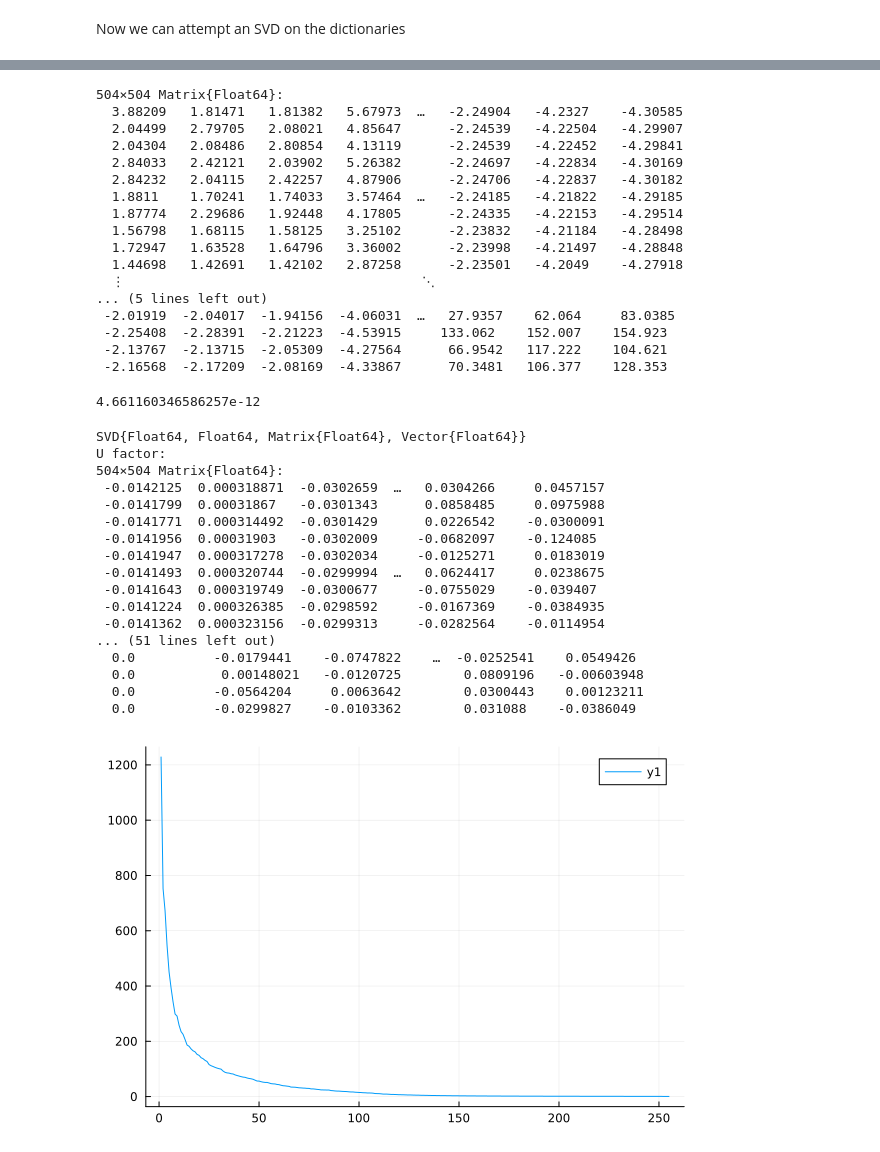
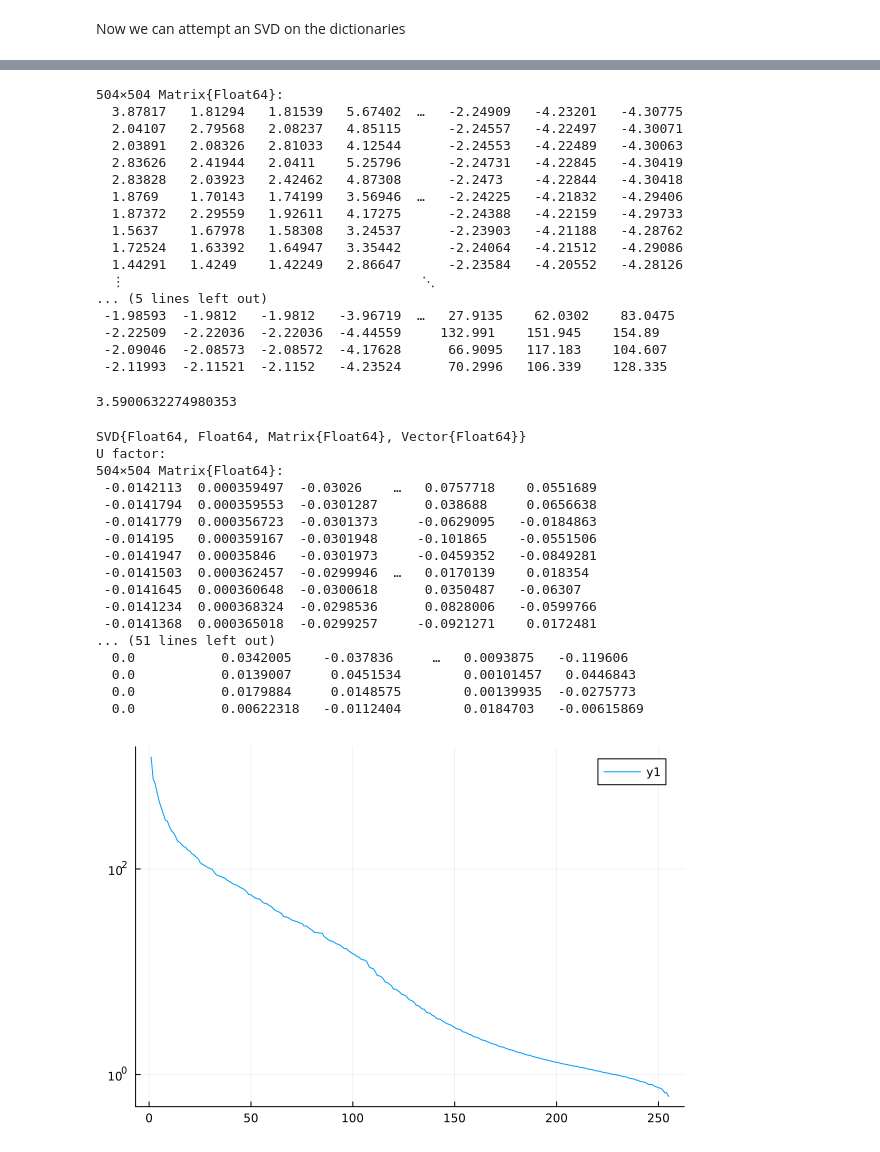
Before and after one commit to DanielBoigk/ModularEIT.jl, a Jupyter notebook: notebooks/dev/002SingularValueDecomposition.ipynb, the cells around one changed output, grey strips where cells are left out. Drawn from its saved outputs; the diff is of its cells as text; code cells hidden in the pictures.

```diff
--- a/notebooks/dev/002SingularValueDecomposition.ipynb
+++ b/notebooks/dev/002SingularValueDecomposition.ipynb
@@ -74,7 +89,7 @@ H12
 # %% [markdown]
 Now we can attempt an SVD on the dictionaries
 # %%
-G = hcat([mode_dict[i].g for i in 1:255]...)
-F = hcat([mode_dict[i].f for i in 1:255]...)
+G = hcat([mode_dict_no_noise[i].g for i in 1:255]...)
+F = hcat([mode_dict_no_noise[i].f for i in 1:255]...)
 # %% [output]
 504×255 Matrix{Float64}:
@@ -98,49 +113,49 @@ F = hcat([mode_dict[i].f for i in 1:255]...)
 Λ = F * pinv(G)
 # %% [output]
 504×504 Matrix{Float64}:
-  3.88209   1.81471   1.81382   5.67973  …   -2.24904   -4.2327    -4.30585
-  2.04499   2.79705   2.08021   4.85647      -2.24539   -4.22504   -4.29907
-  2.04304   2.08486   2.80854   4.13119      -2.24539   -4.22452   -4.29841
-  2.84033   2.42121   2.03902   5.26382      -2.24697   -4.22834   -4.30169
-  2.84232   2.04115   2.42257   4.87906      -2.24706   -4.22837   -4.30182
-  1.8811    1.70241   1.74033   3.57464  …   -2.24185   -4.21822   -4.29185
-  1.87774   2.29686   1.92448   4.17805      -2.24335   -4.22153   -4.29514
-  1.56798   1.68115   1.58125   3.25102      -2.23832   -4.21184   -4.28498
-  1.72947   1.63528   1.64796   3.36002      -2.23998   -4.21497   -4.28848
-  1.44698   1.42691   1.42102   2.87258      -2.23501   -4.2049    -4.27918
+  3.87817   1.81294   1.81539   5.67402  …   -2.24909   -4.23201   -4.30775
+  2.04107   2.79568   2.08237   4.85115      -2.24557   -4.22497   -4.30071
+  2.03891   2.08326   2.81033   4.12544      -2.24553   -4.22489   -4.30063
+  2.83626   2.41944   2.0411    5.25796      -2.24731   -4.22845   -4.30419
+  2.83828   2.03923   2.42462   4.87308      -2.2473    -4.22844   -4.30418
+  1.8769    1.70143   1.74199   3.56946  …   -2.24225   -4.21832   -4.29406
+  1.87372   2.29559   1.92611   4.17275      -2.24388   -4.22159   -4.29733
+  1.5637    1.67978   1.58308   3.24537      -2.23903   -4.21188   -4.28762
+  1.72524   1.63392   1.64947   3.35442      -2.24064   -4.21512   -4.29086
+  1.44291   1.4249    1.42249   2.86647      -2.23584   -4.20552   -4.28126
   ⋮                                      ⋱
 ... (5 lines left out)
- -2.01919  -2.04017  -1.94156  -4.06031  …   27.9357    62.064     83.0385
- -2.25408  -2.28391  -2.21223  -4.53915     133.062    152.007    154.923
- -2.13767  -2.13715  -2.05309  -4.27564      66.9542   117.222    104.621
- -2.16568  -2.17209  -2.08169  -4.33867      70.3481   106.377    128.353
+ -1.98593  -1.9812   -1.9812   -3.96719  …   27.9135    62.0302    83.0475
+ -2.22509  -2.22036  -2.22036  -4.44559     132.991    151.945    154.89
+ -2.09046  -2.08573  -2.08572  -4.17628      66.9095   117.183    104.607
+ -2.11993  -2.11521  -2.1152   -4.23524      70.2996   106.339    128.335
 # %%
 norm(Λ * mode_dict[255].g - mode_dict[255].f, Inf)
 # %% [output]
-4.661160346586257e-12
+3.5900632274980353
 # %%
 V,Σ, U =  svd(Λ)
 # %% [output]
 SVD{Float64, Float64, Matrix{Float64}, Vector{Float64}}
 U factor:
 504×504 Matrix{Float64}:
- -0.0142125  0.000318871  -0.0302659  …   0.0304266     0.0457157
- -0.0141799  0.00031867   -0.0301343      0.0858485     0.0975988
- -0.0141771  0.000314492  -0.0301429      0.0226542    -0.0300091
- -0.0141956  0.00031903   -0.0302009     -0.0682097    -0.124085
- -0.0141947  0.000317278  -0.0302034     -0.0125271     0.0183019
- -0.0141493  0.000320744  -0.0299994  …   0.0624417     0.0238675
- -0.0141643  0.000319749  -0.0300677     -0.0755029    -0.039407
- -0.0141224  0.000326385  -0.0298592     -0.0167369    -0.0384935
- -0.0141362  0.000323156  -0.0299313     -0.0282564    -0.0114954
+ -0.0142113  0.000359497  -0.03026    …   0.0757718    0.0551689
+ -0.0141794  0.000359553  -0.0301287      0.038688     0.0656638
+ -0.0141779  0.000356723  -0.0301373     -0.0629095   -0.0184863
+ -0.014195   0.000359167  -0.0301948     -0.101865    -0.0551506
+ -0.0141947  0.00035846   -0.0301973     -0.0459352   -0.0849281
+ -0.0141503  0.000362457  -0.0299946  …   0.0170139    0.018354
+ -0.0141645  0.000360648  -0.0300618      0.0350487   -0.06307
+ -0.0141234  0.000368324  -0.0298536      0.0828006   -0.0599766
+ -0.0141368  0.000365018  -0.0299257     -0.0921271    0.0172481
 ... (51 lines left out)
-  0.0          -0.0179441    -0.0747822    …  -0.0252541    0.0549426
-  0.0           0.00148021   -0.0120725        0.0809196   -0.00603948
-  0.0          -0.0564204     0.0063642        0.0300443    0.00123211
-  0.0          -0.0299827    -0.0103362        0.031088    -0.0386049
+  0.0           0.0342005    -0.037836     …   0.0093875   -0.119606
+  0.0           0.0139007     0.0451534        0.00101457   0.0446843
+  0.0           0.0179884     0.0148575        0.00139935  -0.0275773
+  0.0           0.00622318   -0.0112404        0.0184703   -0.00615869
 # %%
 using Plots
-#plot(Σ[1:255],yscale=:log10)
-plot(Σ[1:255])
+plot(Σ[1:255],yscale=:log10)
+#plot(Σ[1:255])
 # %% [output]
-[figure, old version]
+[figure, new version]
```
Also changed, not shown: parts of 13 cells of this notebook, 1 other file.
